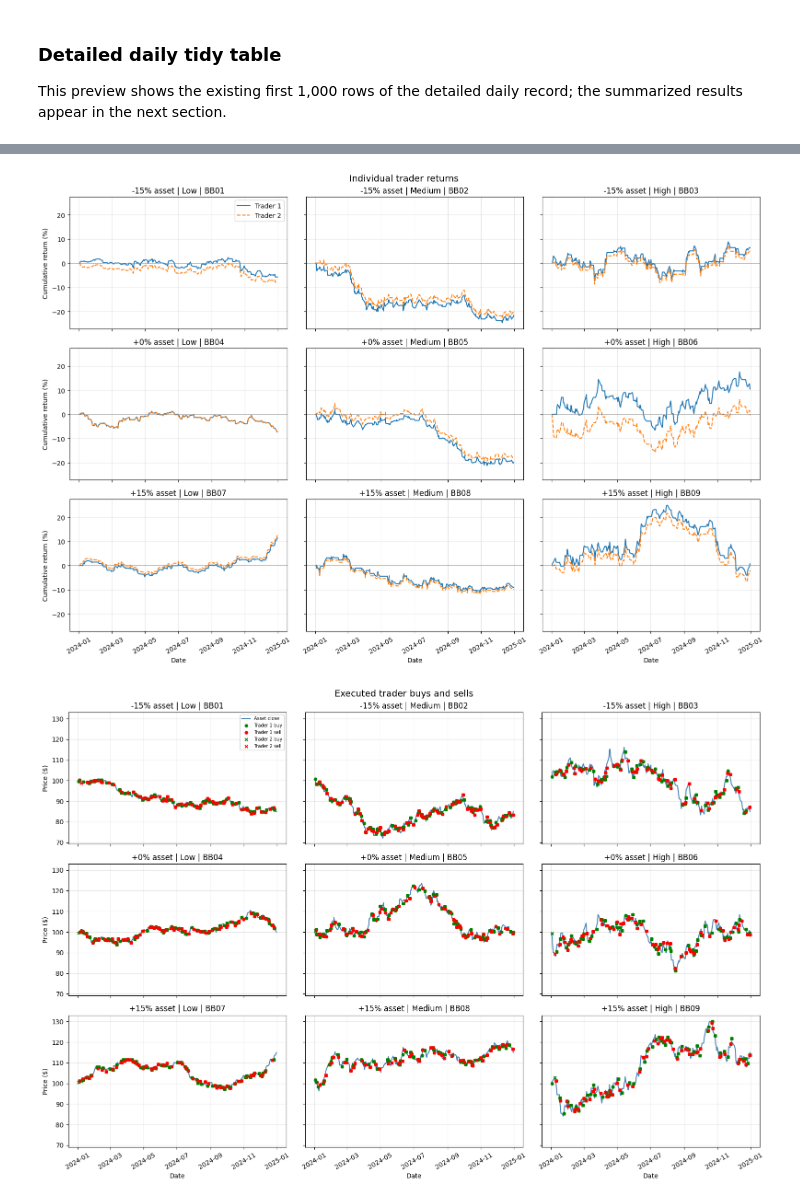
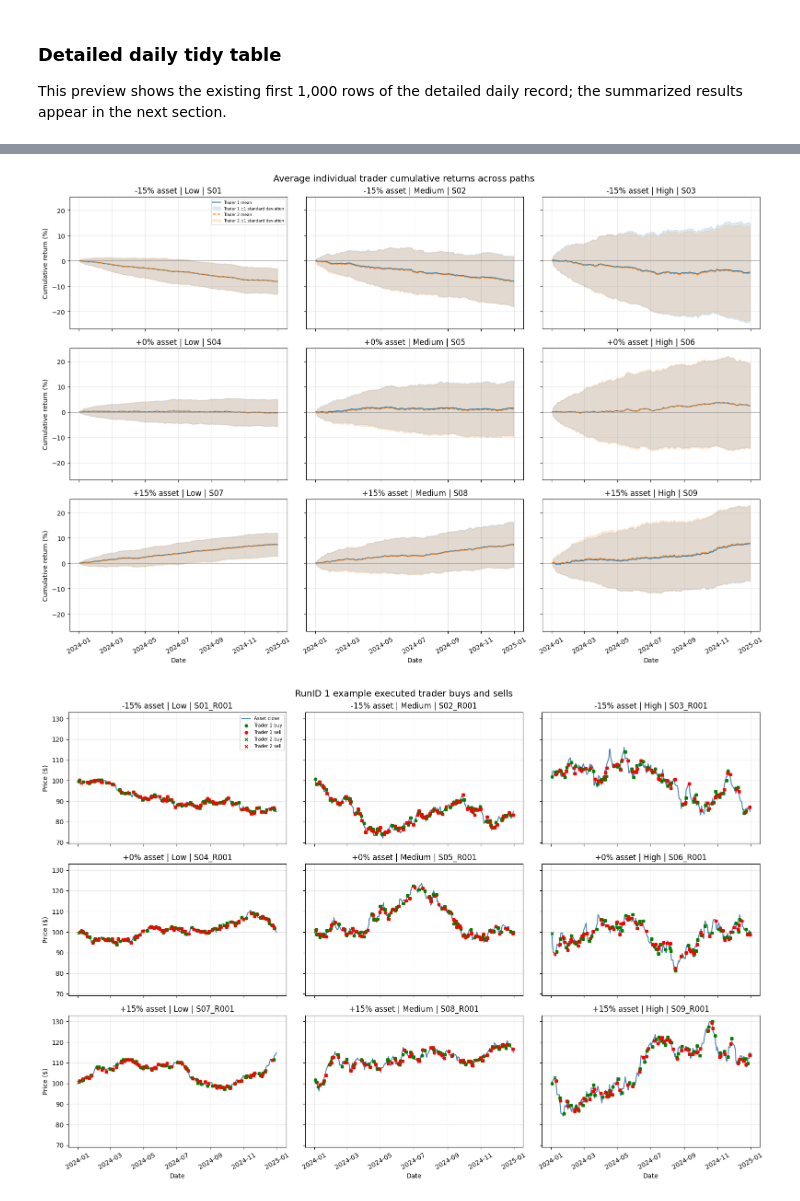
Before and after one commit to nickhazzard13/financial_ants, a Jupyter notebook: brownian_two_trader.ipynb, the cells around one changed output, grey strips where cells are left out. Cells and saved outputs as stored; diff of their text form; code cells hidden in the pictures.

Commit message:
Summarize performance across repeated Brownian paths

```diff
--- a/brownian_two_trader.ipynb
+++ b/brownian_two_trader.ipynb
@@ -238,6 +238,7 @@ END_DATE = "2024-12-31"
 RETURN_SCENARIOS = [-0.15, 0.0, 0.15]
 FLUCTUATION_LEVELS = [("Low", 10), ("Medium", 20), ("High", 30)]
 BASE_SEED = 42
+PATHS_PER_COMBINATION = 100
 
 calendar_file = Path("data/spy_2024_with_warmup.csv")
 output_folder = Path("data/brownian_two_trader")
@@ -809,7 +829,7 @@ for _, settings in parameters.iterrows():
 
 daily_results = pd.concat(
     daily_frames, ignore_index=True
-).sort_values(["PathID", "Entity", "Date"]).reset_index(drop=True)
+).sort_values(["ScenarioID", "RunID", "Entity", "Date"]).reset_index(drop=True)
 
 previous_values = daily_results.groupby(
     ["PathID", "Entity"]
@@ -822,7 +842,7 @@ daily_results["DailyReturnPct"] = 100 * (
 )
 
 display(daily_results[[
-    "PathID", "ScenarioReturnPct", "VarianceLevel", "Sigma",
+    "ScenarioID", "RunID", "PathID", "ScenarioReturnPct", "VarianceLevel", "Sigma",
     "Date", "Entity", "Strategy", "Action",
     "Cash", "Shares", "Value", "ReturnPct",
 ]].head(1000).round(4))
@@ -952,9 +1052,11 @@ fig, axes = plt.subplots(
     3, 1, figsize=(12, 11), sharex=True, sharey=True
 )
 
+example_parameters = parameters[parameters["RunID"] == 1]
+
 for ax, scenario_return in zip(axes, RETURN_SCENARIOS):
-    scenario_paths = parameters[
-        np.isclose(parameters["ScenarioReturnPct"], 100 * scenario_return)
+    scenario_paths = example_parameters[
+        np.isclose(example_parameters["ScenarioReturnPct"], 100 * scenario_return)
     ]
 
     for _, settings in scenario_paths.iterrows():
@@ -979,7 +1081,7 @@ for ax, scenario_return in zip(axes, RETURN_SCENARIOS):
 
     ax.axhline(START_PRICE, color="gray", linestyle=":", linewidth=1)
     ax.set_title(
-        f"{scenario_return:+.0%} asset return: "
+        f"RunID 1 example: {scenario_return:+.0%} asset return: "
         f"${START_PRICE:.0f} → ${ending_price:.0f}"
     )
     ax.set_ylabel("Price ($)")
@@ -987,7 +1089,7 @@ for ax, scenario_return in zip(axes, RETURN_SCENARIOS):
     ax.grid(alpha=0.3)
 
 axes[-1].set_xlabel("Fraction of the evaluation year")
-fig.suptitle("Brownian bridge price paths", fontsize=14)
+fig.suptitle("Example Brownian bridge price paths", fontsize=14)
 
 plt.tight_layout()
 plt.show()
@@ -1040,51 +1159,72 @@ plt.show()
 # %%
+trader_plot_data = daily_results[
+    daily_results["Entity"].isin(["Trader 1", "Trader 2"])
+].copy()
+
+trader_plot_summary = trader_plot_data.groupby(
+    ["ScenarioID", "RunID", "Date", "Entity"], as_index=False
+).agg(ReturnPct=("ReturnPct", "first"))
+
 fig, axes = plt.subplots(
     3, 3, figsize=(16, 11), sharex=True, sharey=True
 )
 
-for ax, (_, settings) in zip(axes.flat, parameters.iterrows()):
-    for trader, style in [("Trader 1", "-"), ("Trader 2", "--")]:
-        frame = daily_results[
-            (daily_results["PathID"] == settings["PathID"])
-            & (daily_results["Entity"] == trader)
-        ]
+trader_styles = {
+    "Trader 1": ("tab:blue", "-"),
+    "Trader 2": ("tab:orange", "--"),
+}
 
+for ax, (_, settings) in zip(
+    axes.flat, parameters.drop_duplicates("ScenarioID").iterrows()
+):
+    scenario_data = trader_plot_summary[
+        trader_plot_summary["ScenarioID"] == settings["ScenarioID"]
+    ]
+    for trader, (color, linestyle) in trader_styles.items():
+        return_band = scenario_data[
+            scenario_data["Entity"] == trader
+        ].groupby("Date")["ReturnPct"].agg(["mean", "std"])
         ax.plot(
-            frame["Date"],
-            frame["ReturnPct"],
-            linestyle=style,
-            label=trader,
+            return_band.index, return_band["mean"], color=color,
+            linestyle=linestyle, label=f"{trader} mean",
+        )
+        ax.fill_between(
+            return_band.index,
+            return_band["mean"] - return_band["std"],
+            return_band["mean"] + return_band["std"],
+            color=color, alpha=0.15, label=f"{trader} ±1 standard deviation",
         )
 
     ax.axhline(0, color="gray", linewidth=0.7)
     ax.set_title(
         f"{settings['ScenarioReturnPct']:+.0f}% asset | "
-        f"{settings['VarianceLevel']} | {settings['PathID']}"
+        f"{settings['VarianceLevel']} | {settings['ScenarioID']}"
     )
     ax.grid(alpha=0.3)
     ax.tick_params(axis="x", labelrotation=30)
 
-axes[0, 0].legend()
+axes[0, 0].legend(fontsize=6)
 
 for ax in axes[:, 0]:
     ax.set_ylabel("Cumulative return (%)")
 
 for ax in axes[-1, :]:
     ax.set_xlabel("Date")
 
-fig.suptitle("Individual trader returns", fontsize=14)
+fig.suptitle("Average individual trader cumulative returns across paths", fontsize=14)
 plt.tight_layout()
 plt.show()
 # %% [output]
-[figure, old version]
+[figure, new version]
 # %%
 fig, axes = plt.subplots(
     3, 3, figsize=(16, 11), sharex=True, sharey=True
 )
 
-for ax, (_, settings) in zip(axes.flat, parameters.iterrows()):
+for ax, (_, settings) in zip(axes.flat, example_parameters.iterrows()):
     frame = daily_results[
-        daily_results["PathID"] == settings["PathID"]
+        (daily_results["PathID"] == settings["PathID"])
+        & (daily_results["RunID"] == 1)
     ]
 
     firm = frame[frame["Entity"] == "Firm"]
@@ -1127,8 +1267,8 @@ for ax in axes[:, 0]:
 for ax in axes[-1, :]:
     ax.set_xlabel("Date")
 
-fig.suptitle("Executed trader buys and sells", fontsize=14)
+fig.suptitle("RunID 1 example executed trader buys and sells", fontsize=14)
 plt.tight_layout()
 plt.show()
 # %% [output]
-[figure, old version]
+[figure, new version]
```
Also changed, not shown: parts of 9 cells of this notebook.
